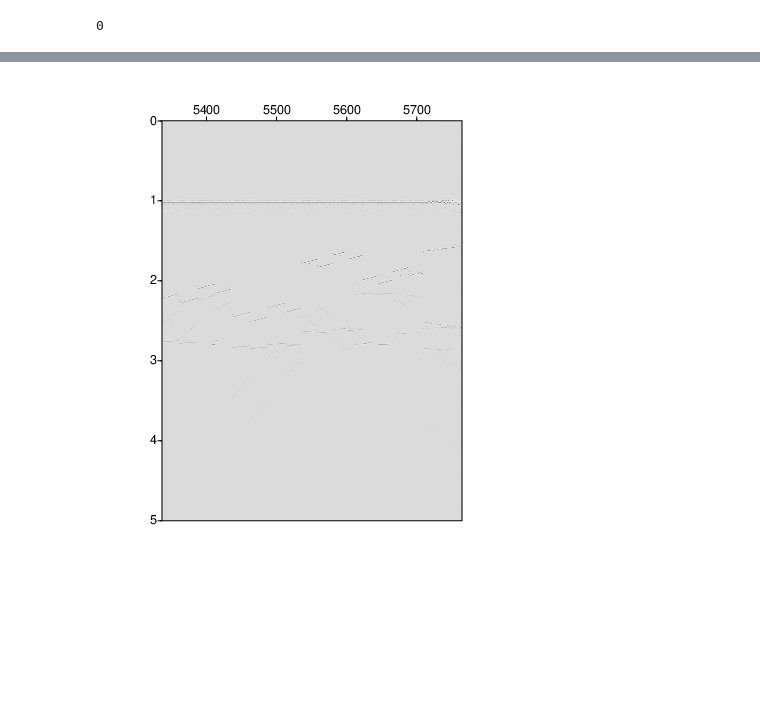
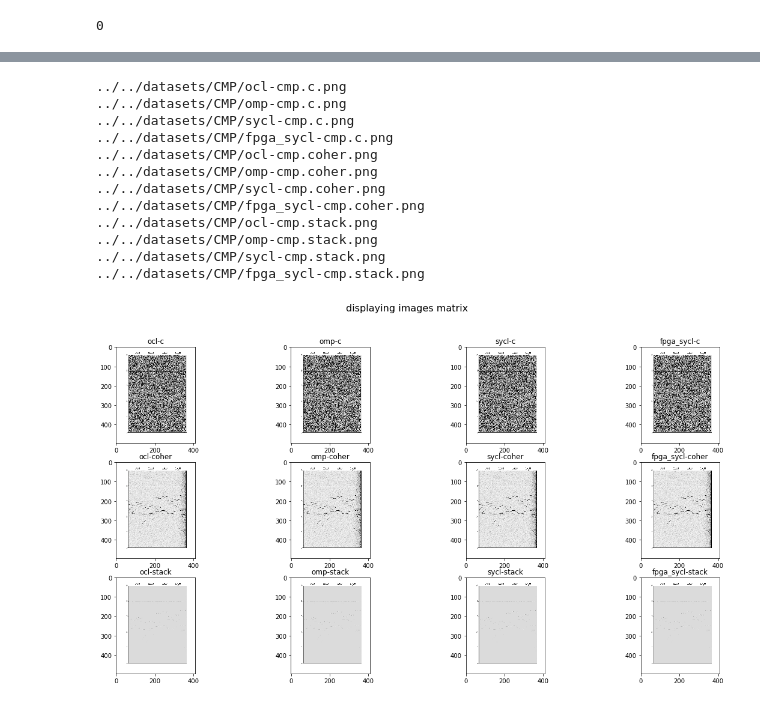
Before and after one commit to menotti/oil_gas_fpga, a Jupyter notebook: apps/CMP/CMP.ipynb, the cells around one changed output, grey strips where cells are left out. Drawn from its saved outputs; the diff is of its cells as text; code cells hidden in the pictures; blank space fills up the shorter version.

Commit message:
Improving images presentation

```diff
--- a/apps/CMP/CMP.ipynb
+++ b/apps/CMP/CMP.ipynb
@@ -291,4 +282,40 @@ Image("../../datasets/CMP/ocl-cmp.coher.png")
-# %%
-Image("../../datasets/CMP/ocl-cmp.stack.png")
-# %% [output]
-[figure, removed]
+# %%
+import matplotlib.pyplot as plt
+
+names = ["c", "coher", "stack"]
+versions = ["ocl", "omp", "sycl", "fpga_sycl"]
+
+images = []
+for i, name in enumerate(names):
+    images.append([])
+    for j, version in enumerate(versions):
+        print("../../datasets/CMP/"+version+"-cmp."+name+".png")
+        images[i].append(plt.imread("../../datasets/CMP/"+version+"-cmp."+name+".png"))
+
+NUM_ROWS = len(names)
+IMGs_IN_ROW = len(versions)
+
+f, ax_arr = plt.subplots(NUM_ROWS, IMGs_IN_ROW, figsize=(20, 10))
+
+for i, row in enumerate(ax_arr):
+    for j, ax in enumerate(row):
+        ax.imshow(images[i][j])
+        ax.set_title(versions[j]+"-"+names[i])
+
+title = 'displaying images matrix'
+f.suptitle(title, fontsize=16)
+plt.show()
+# %% [output]
+../../datasets/CMP/ocl-cmp.c.png
+../../datasets/CMP/omp-cmp.c.png
+../../datasets/CMP/sycl-cmp.c.png
+../../datasets/CMP/fpga_sycl-cmp.c.png
+../../datasets/CMP/ocl-cmp.coher.png
+../../datasets/CMP/omp-cmp.coher.png
+../../datasets/CMP/sycl-cmp.coher.png
+../../datasets/CMP/fpga_sycl-cmp.coher.png
+../../datasets/CMP/ocl-cmp.stack.png
+../../datasets/CMP/omp-cmp.stack.png
+../../datasets/CMP/sycl-cmp.stack.png
+../../datasets/CMP/fpga_sycl-cmp.stack.png
+[figure, added]
```
Also changed, not shown: parts of 2 cells of this notebook, 1 other file.
